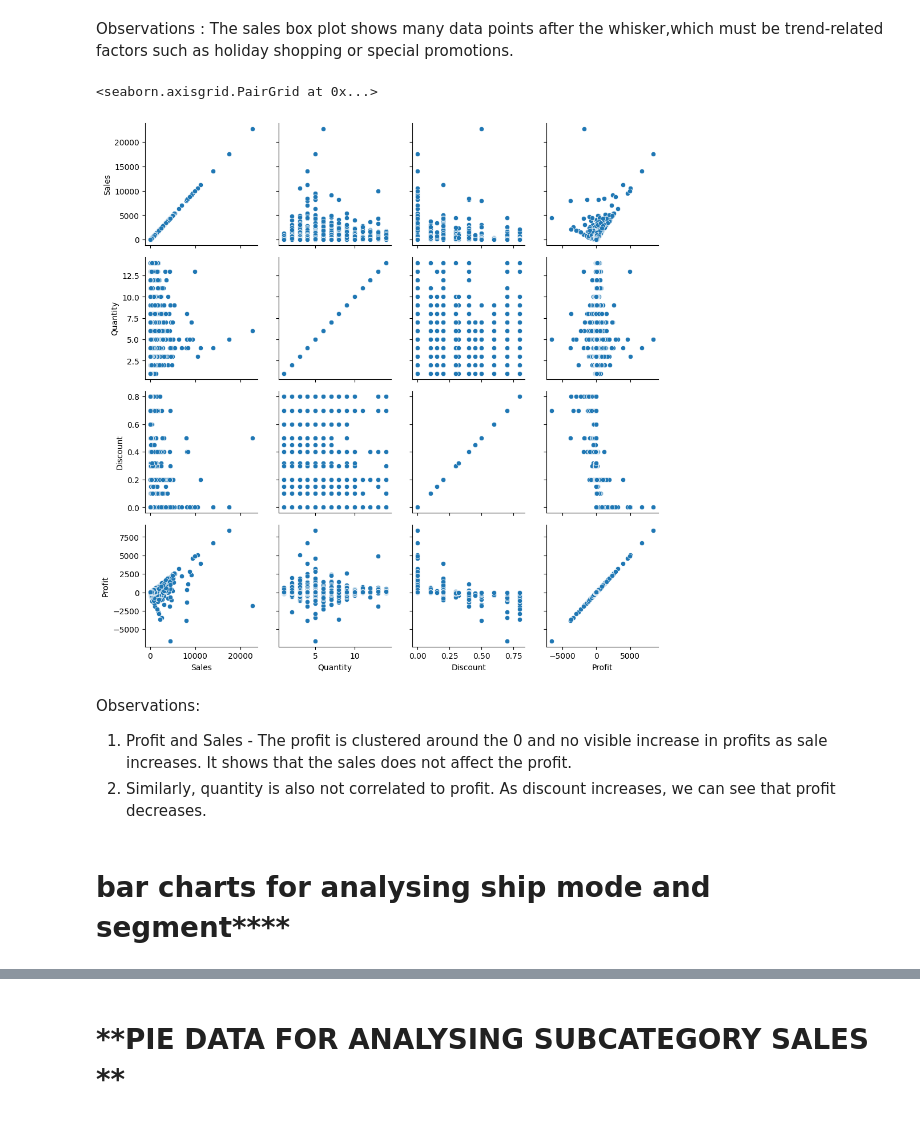
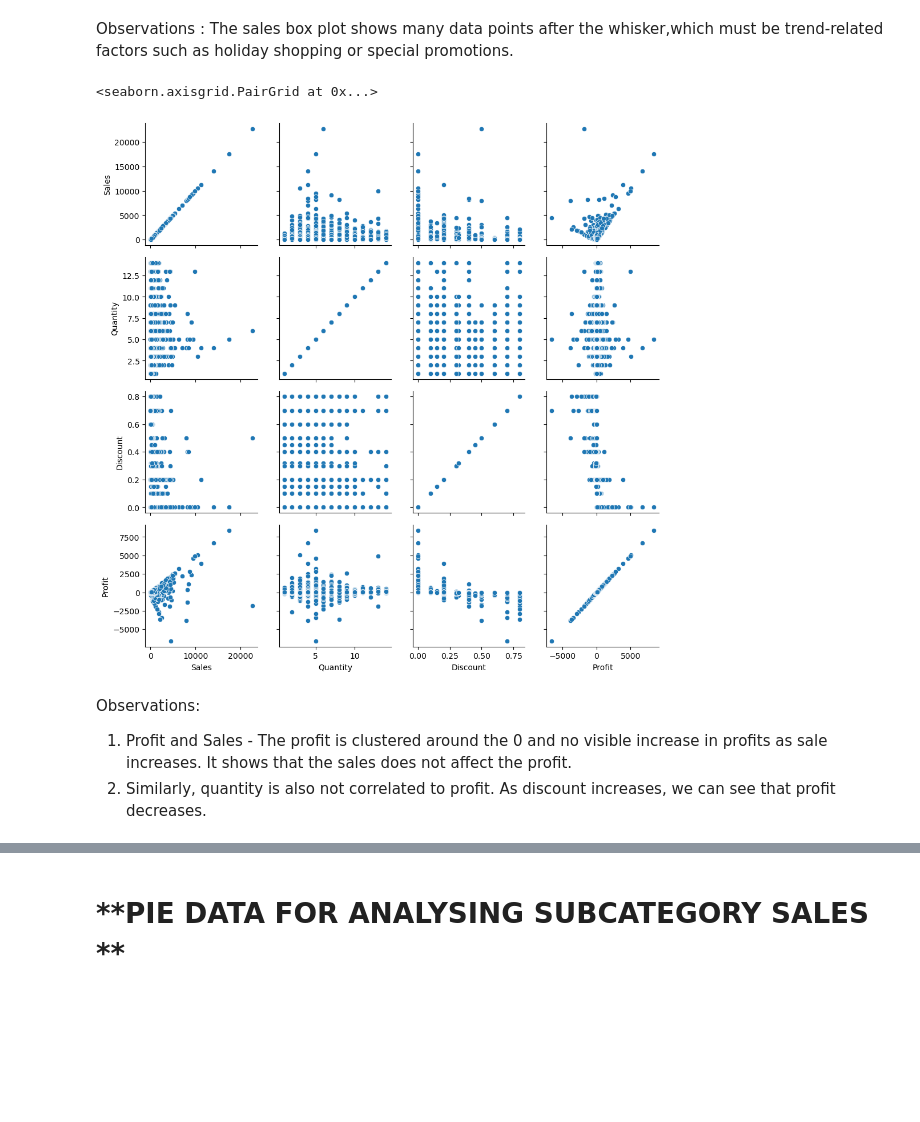
Before and after one commit to ishwaryarajaiya98/GRIP-SPARKS, a Jupyter notebook: retail-exploratory-data-analysis.ipynb, the cells around one changed output, grey strips where cells are left out. Drawn from its saved outputs; the diff is of its cells as text; code cells hidden in the pictures; blank space fills up the shorter version.

```diff
--- a/retail-exploratory-data-analysis.ipynb
+++ b/retail-exploratory-data-analysis.ipynb
@@ -24,5 +8,5 @@ for dirname, _, filenames in os.walk('/kaggle/input'):
 # %%
-data = pd.read_csv('/kaggle/input/samplesuperstore/SampleSuperstore.csv')
+data = pd.read_csv('SampleSuperstore.csv')
 data.head()
 # %% [output]
 |  | Ship Mode | Segment | Country | City | State | Postal Code | Region | Category | Sub-Category | Sales | ... |
@@ -152,14 +136,14 @@ Skew : 7.56
 Observations :
 The sales box plot shows many data points after the whisker,which must be trend-related factors such as holiday shopping or special promotions.
 # %%
+num = ['Sales','Quantity','Discount','Profit']
+num_data = data[num]
 g = sns.PairGrid(num_data)
 g.map(sns.scatterplot)
 # %% [output]
 <seaborn.axisgrid.PairGrid at 0x...>
-[figure, old version]
+[figure, new version]
 # %% [markdown]
 Observations:
 1. Profit and Sales - The profit is clustered around the 0 and no visible increase in profits as sale increases. It shows that the sales does not affect the profit.
 2. Similarly, quantity is also not correlated to profit. As discount increases, we can see that profit decreases.
-# %% [markdown]
-# bar charts for analysing ship mode and segment****
```
Also changed, not shown: parts of 22 cells of this notebook.
